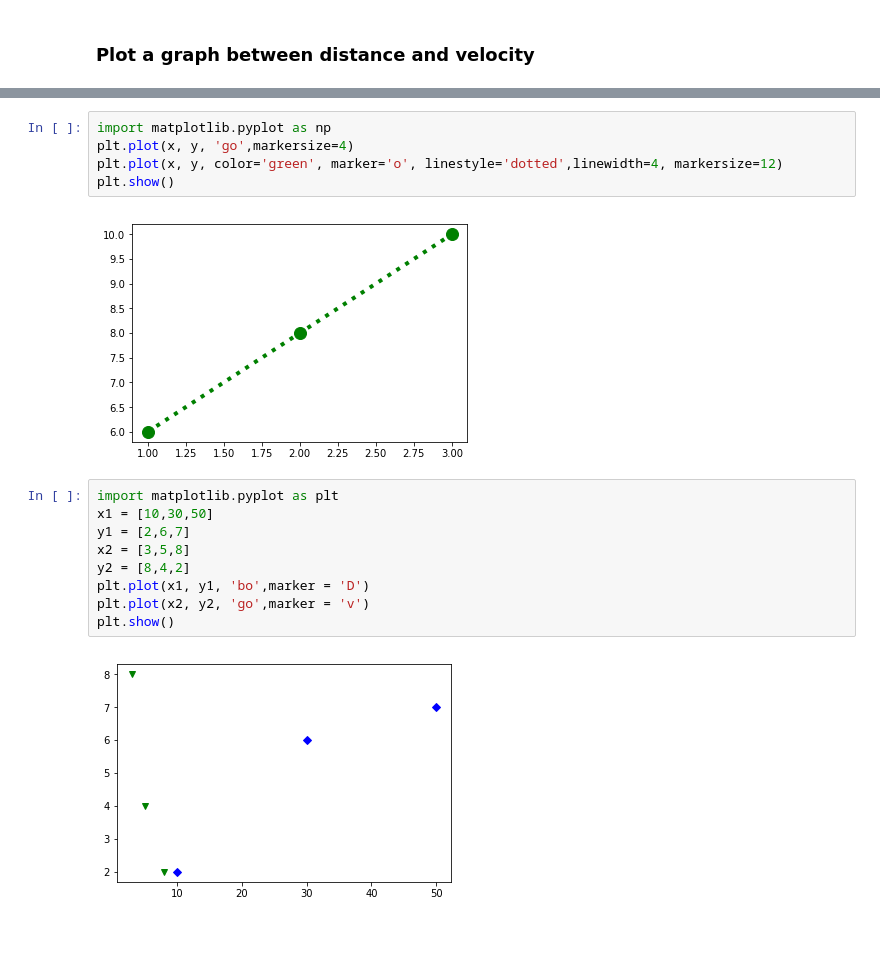
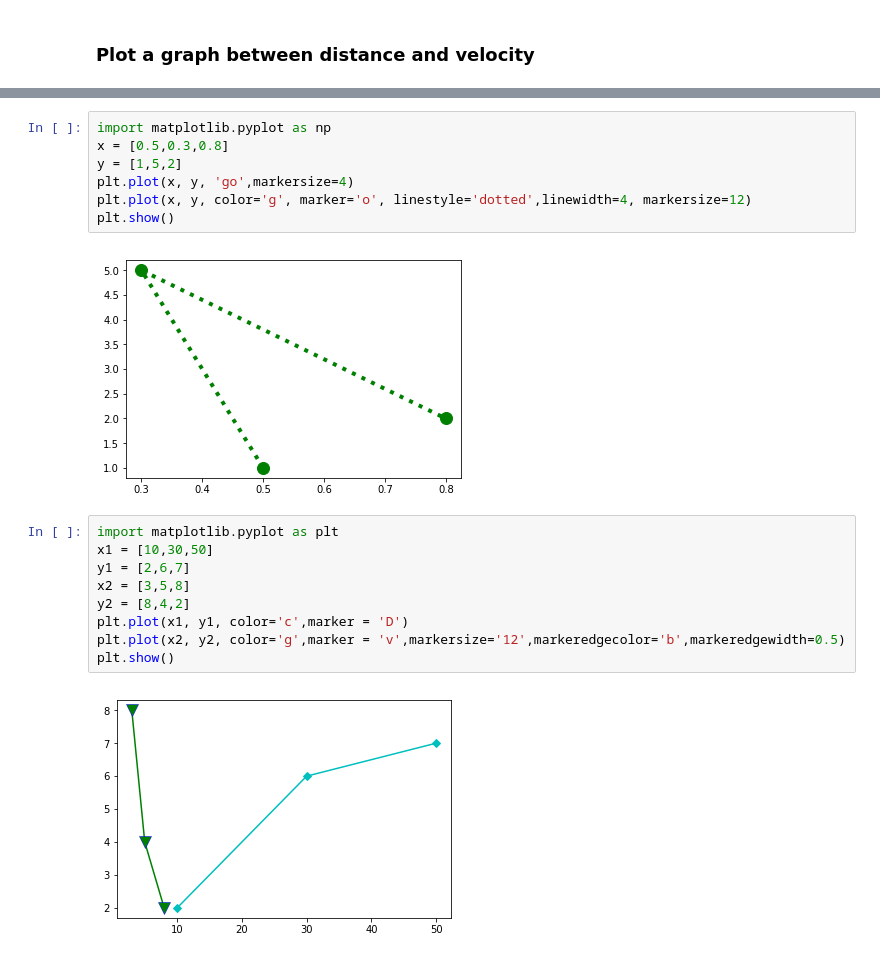
Before and after one commit to Sindhuja777/Andhra-Layola-College, a Jupyter notebook: matplotlib.ipynb, the cells around one changed output, grey strips where cells are left out. Cells and saved outputs as stored; diff of their text form.

```diff
--- a/matplotlib.ipynb
+++ b/matplotlib.ipynb
@@ -95,19 +162,21 @@ plt.plot(y, 'r+')     # ditto, but with red plusses
 [figure]
 # %%
 import matplotlib.pyplot as np
+x = [0.5,0.3,0.8]
+y = [1,5,2]
 plt.plot(x, y, 'go',markersize=4)
-plt.plot(x, y, color='green', marker='o', linestyle='dotted',linewidth=4, markersize=12)
+plt.plot(x, y, color='g', marker='o', linestyle='dotted',linewidth=4, markersize=12)
 plt.show()
 # %% [output]
-[figure, old version]
+[figure, new version]
 # %%
 import matplotlib.pyplot as plt
 x1 = [10,30,50]
 y1 = [2,6,7]
 x2 = [3,5,8]
 y2 = [8,4,2]
-plt.plot(x1, y1, 'bo',marker = 'D')
-plt.plot(x2, y2, 'go',marker = 'v')
+plt.plot(x1, y1, color='c',marker = 'D')
+plt.plot(x2, y2, color='g',marker = 'v',markersize='12',markeredgecolor='b',markeredgewidth=0.5)
 plt.show()
 # %% [output]
-[figure, old version]
+[figure, new version]
```
Also changed, not shown: parts of 15 cells of this notebook.
